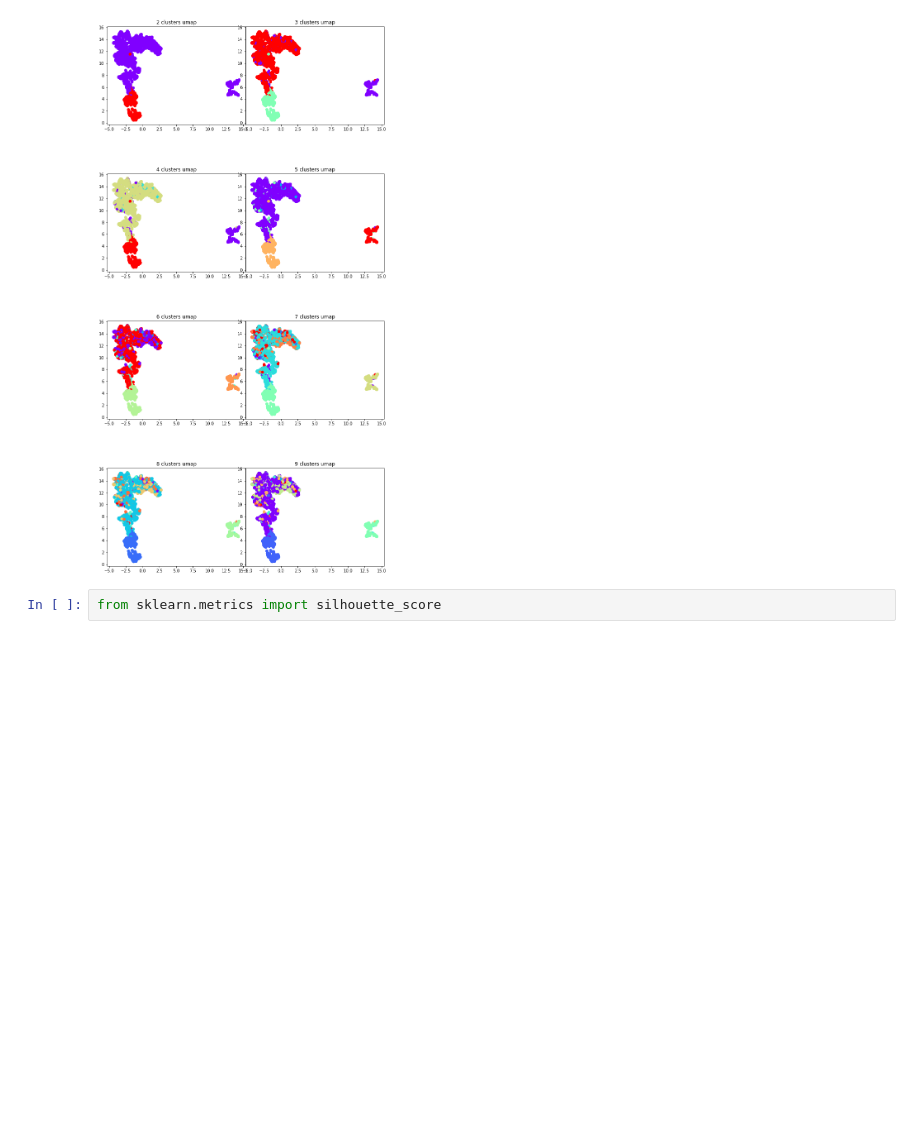
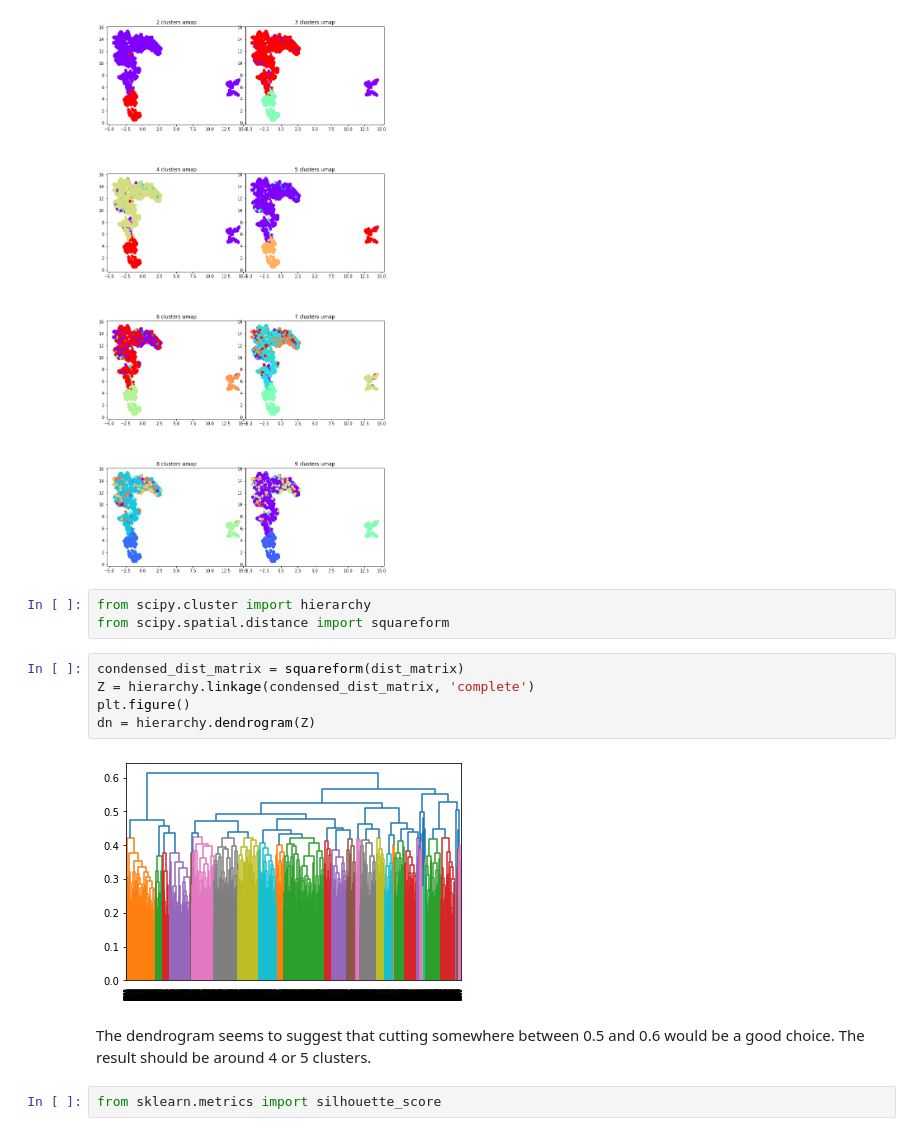
Before and after one commit to BohangWei/FDS-Final-Project, a Jupyter notebook: FinalProjectFall2021.ipynb, the cells around one changed output. Saved outputs shown, nothing was run; the diff lists cells and outputs as text; blank space fills up the shorter version.

```diff
--- a/FinalProjectFall2021.ipynb
+++ b/FinalProjectFall2021.ipynb
@@ -396,6 +378,18 @@ for k in range(2,10):
     axs[k-2].set_title(str(k)+' clusters umap')
 # %% [output]
 [figure]
+# %%
+from scipy.cluster import hierarchy
+from scipy.spatial.distance import squareform
+# %%
+condensed_dist_matrix = squareform(dist_matrix)
+Z = hierarchy.linkage(condensed_dist_matrix, 'complete')
+plt.figure()
+dn = hierarchy.dendrogram(Z)
+# %% [output]
+[figure, added]
+# %% [markdown]
+The dendrogram seems to suggest that cutting somewhere between 0.5 and 0.6 would be a good choice. The result should be around 4 or 5 clusters.
 # %%
 from sklearn.metrics import silhouette_score
 # %%
```
Also changed, not shown: parts of 27 cells of this notebook.
